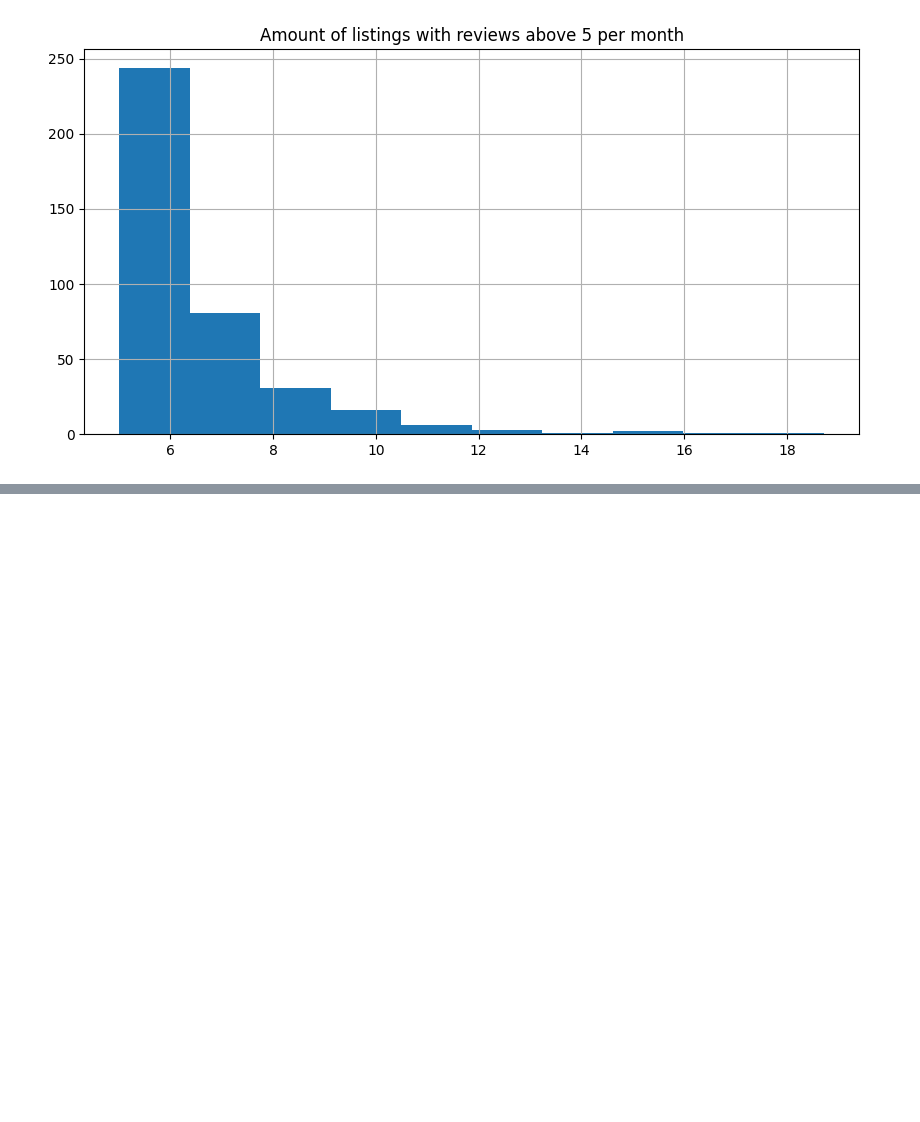
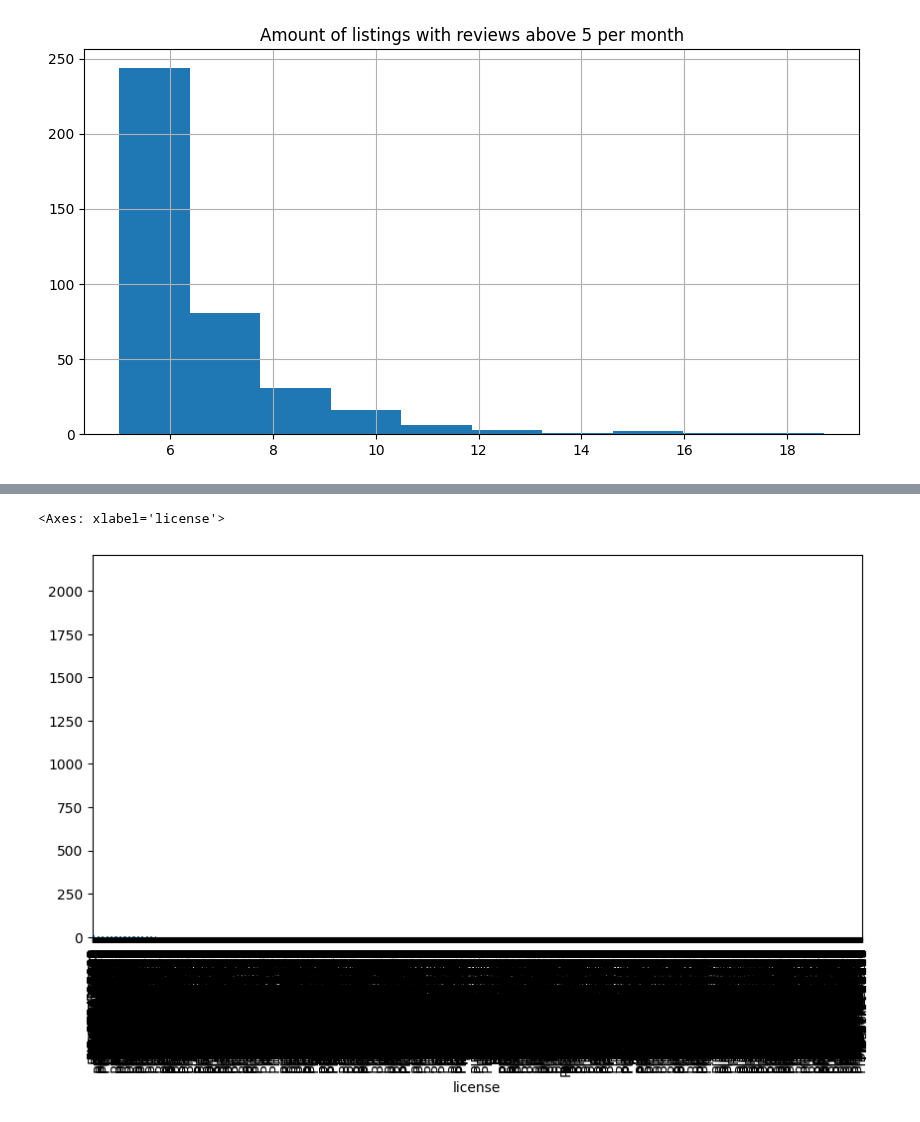
Before and after one commit to karenstevani/data_project, a Jupyter notebook: proj.ipynb, the cells around one changed output, grey strips where cells are left out. Saved outputs shown, nothing was run; the diff lists cells and outputs as text; code cells hidden in the pictures; blank space fills up the shorter version.

```diff
--- a/proj.ipynb
+++ b/proj.ipynb
@@ -197,0 +223,6 @@ Text(0.5, 1.0, 'Amount of listings with reviews above 5 per month')
+# %%
+pdvc = listing_data.license.value_counts() # This makes a series
+pdvc.plot(kind="bar")
+# %% [output]
+<Axes: xlabel='license'>
+[figure, added]
```
Also changed, not shown: parts of 3 cells of this notebook.
